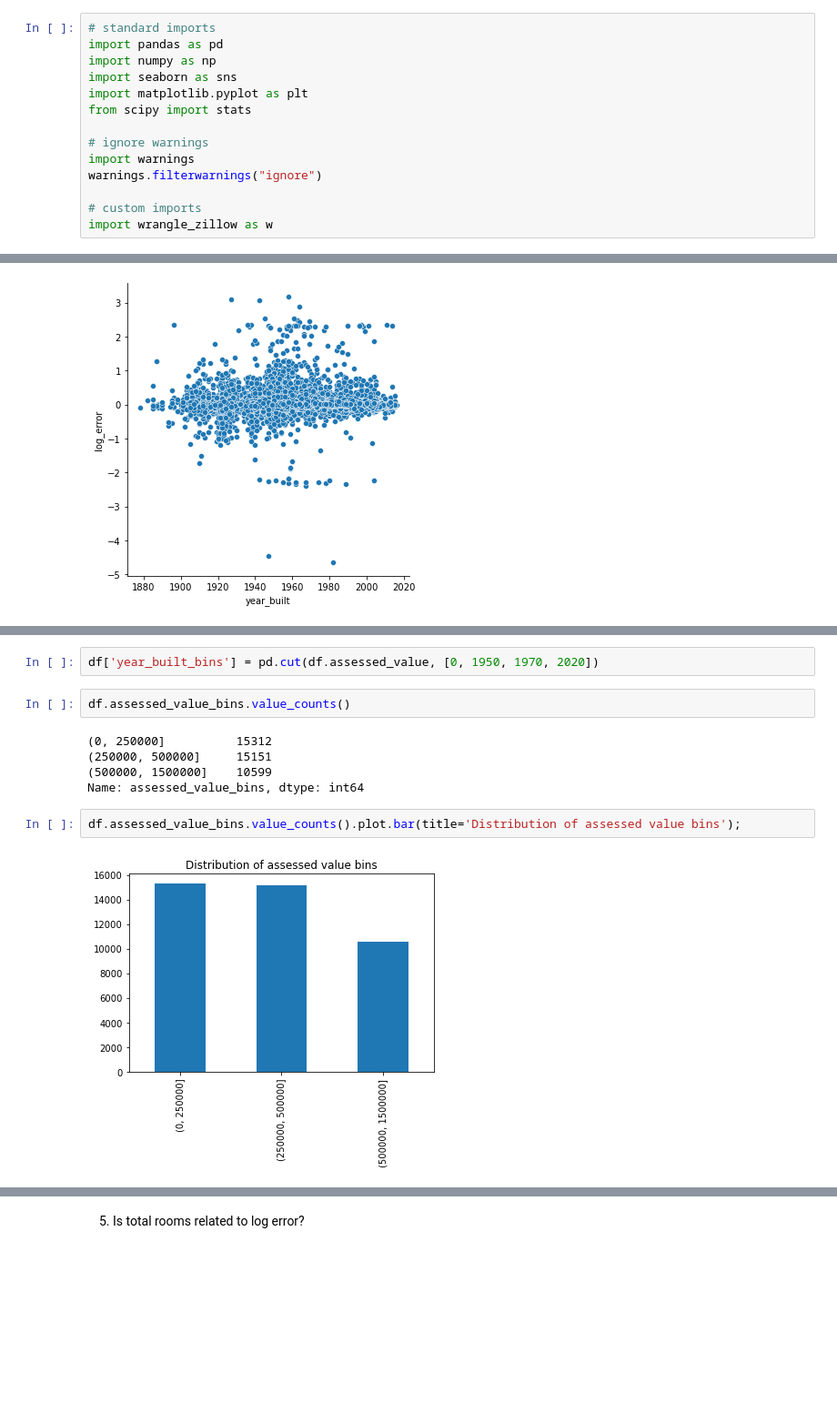
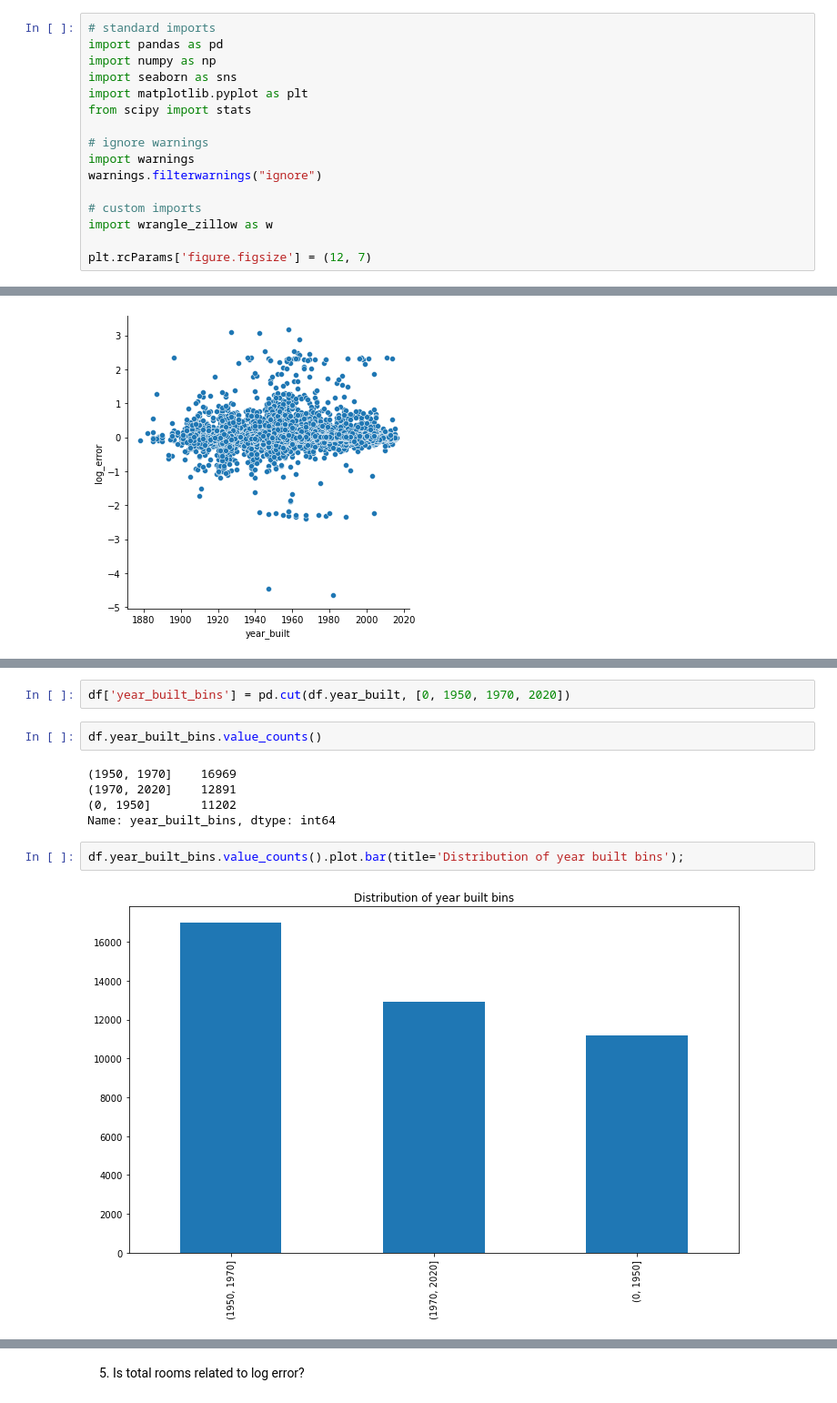
Before and after one commit to adam-talbot/clustering-exercises, a Jupyter notebook: explore_zillow.ipynb, the cells around one changed output, grey strips where cells are left out. Shown at 91% size. Cells and saved outputs as stored; diff of their text form; blank space fills up the shorter version.

```diff
--- a/explore_zillow.ipynb
+++ b/explore_zillow.ipynb
@@ -14,6 +14,8 @@ warnings.filterwarnings("ignore")
 
 # custom imports
 import wrangle_zillow as w
+
+plt.rcParams['figure.figsize'] = (12, 7)
 # %%
 # get data
 df = w.get_zillow_data()
@@ -320,14 +310,14 @@ sns.histplot(x=df.year_built);
 # %%
-df['year_built_bins'] = pd.cut(df.assessed_value, [0, 1950, 1970, 2020])
+df['year_built_bins'] = pd.cut(df.year_built, [0, 1950, 1970, 2020])
 # %%
-df.assessed_value_bins.value_counts()
+df.year_built_bins.value_counts()
 # %% [output]
-(0, 250000]          15312
-(250000, 500000]     15151
-(500000, 1500000]    10599
-Name: assessed_value_bins, dtype: int64
+(1950, 1970]    16969
+(1970, 2020]    12891
+(0, 1950]       11202
+Name: year_built_bins, dtype: int64
 # %%
-df.assessed_value_bins.value_counts().plot.bar(title='Distribution of assessed value bins');
+df.year_built_bins.value_counts().plot.bar(title='Distribution of year built bins');
 # %% [output]
-[figure, old version]
+[figure, new version]
 # %%
```
Also changed, not shown: parts of 49 cells of this notebook.
